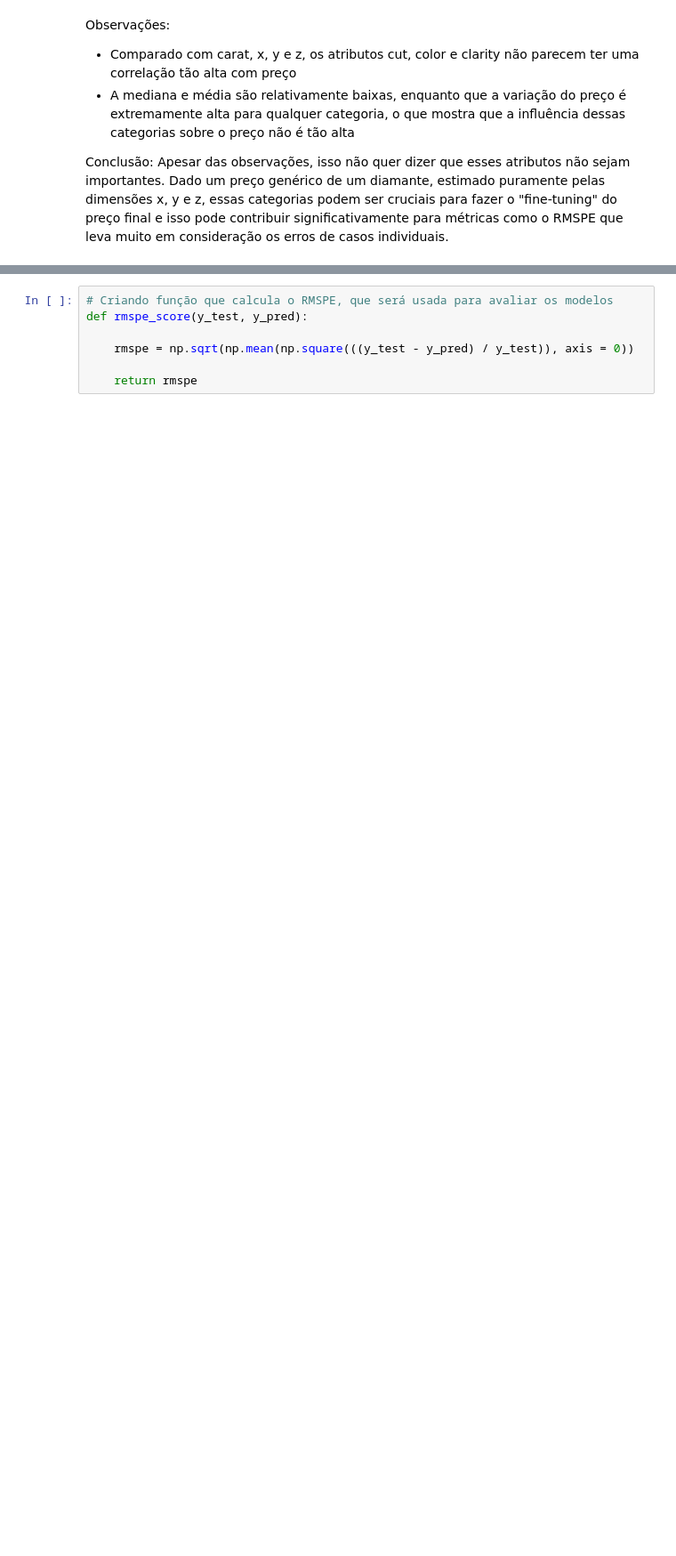
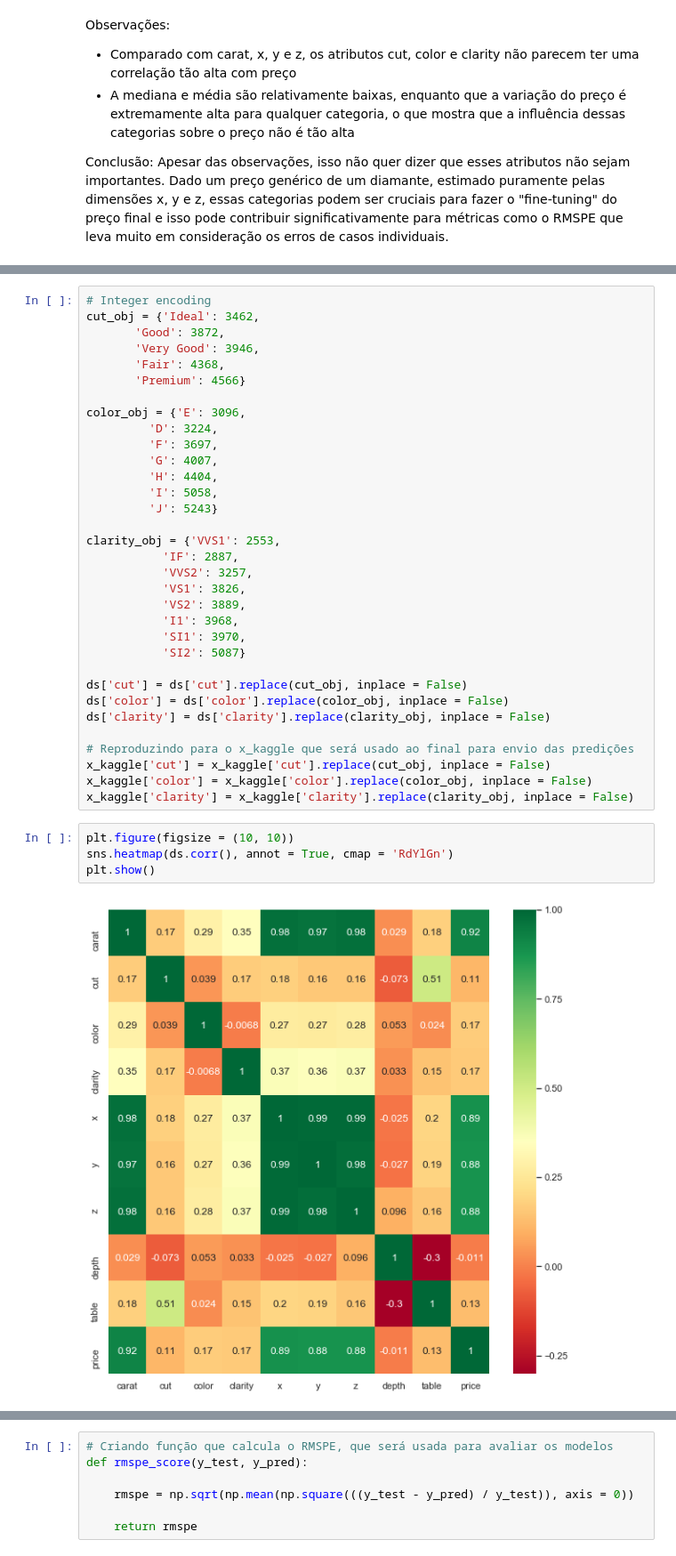
Before and after one commit to pflpedrosa/diamonds-regression-model, a Jupyter notebook: diamonds/regression-model.ipynb, the cells around one changed output, grey strips where cells are left out. Shown: that part at 89% size. Saved outputs shown, nothing was run; the diff lists cells and outputs as text; blank space fills up the shorter version.

```diff
--- a/diamonds/regression-model.ipynb
+++ b/diamonds/regression-model.ipynb
@@ -291,0 +229,39 @@ y_train = ds_ie.copy()['price']
+# %%
+# Integer encoding
+cut_obj = {'Ideal': 3462,
+       'Good': 3872,
+       'Very Good': 3946,
+       'Fair': 4368,
+       'Premium': 4566}
+
+color_obj = {'E': 3096,
+         'D': 3224,
+         'F': 3697,
+         'G': 4007,
+         'H': 4404,
+         'I': 5058,
+         'J': 5243}
+
+clarity_obj = {'VVS1': 2553,
+           'IF': 2887,
+           'VVS2': 3257,
+           'VS1': 3826,
+           'VS2': 3889,
+           'I1': 3968,
+           'SI1': 3970,
+           'SI2': 5087}
+
+ds['cut'] = ds['cut'].replace(cut_obj, inplace = False)
+ds['color'] = ds['color'].replace(color_obj, inplace = False)
+ds['clarity'] = ds['clarity'].replace(clarity_obj, inplace = False)
+
+# Reproduzindo para o x_kaggle que será usado ao final para envio das predições
+x_kaggle['cut'] = x_kaggle['cut'].replace(cut_obj, inplace = False)
+x_kaggle['color'] = x_kaggle['color'].replace(color_obj, inplace = False)
+x_kaggle['clarity'] = x_kaggle['clarity'].replace(clarity_obj, inplace = False)
+# %%
+plt.figure(figsize = (10, 10))
+sns.heatmap(ds.corr(), annot = True, cmap = 'RdYlGn')
+plt.show()
+# %% [output]
+[figure, added]
```
Also changed, not shown: parts of 25 cells of this notebook.
